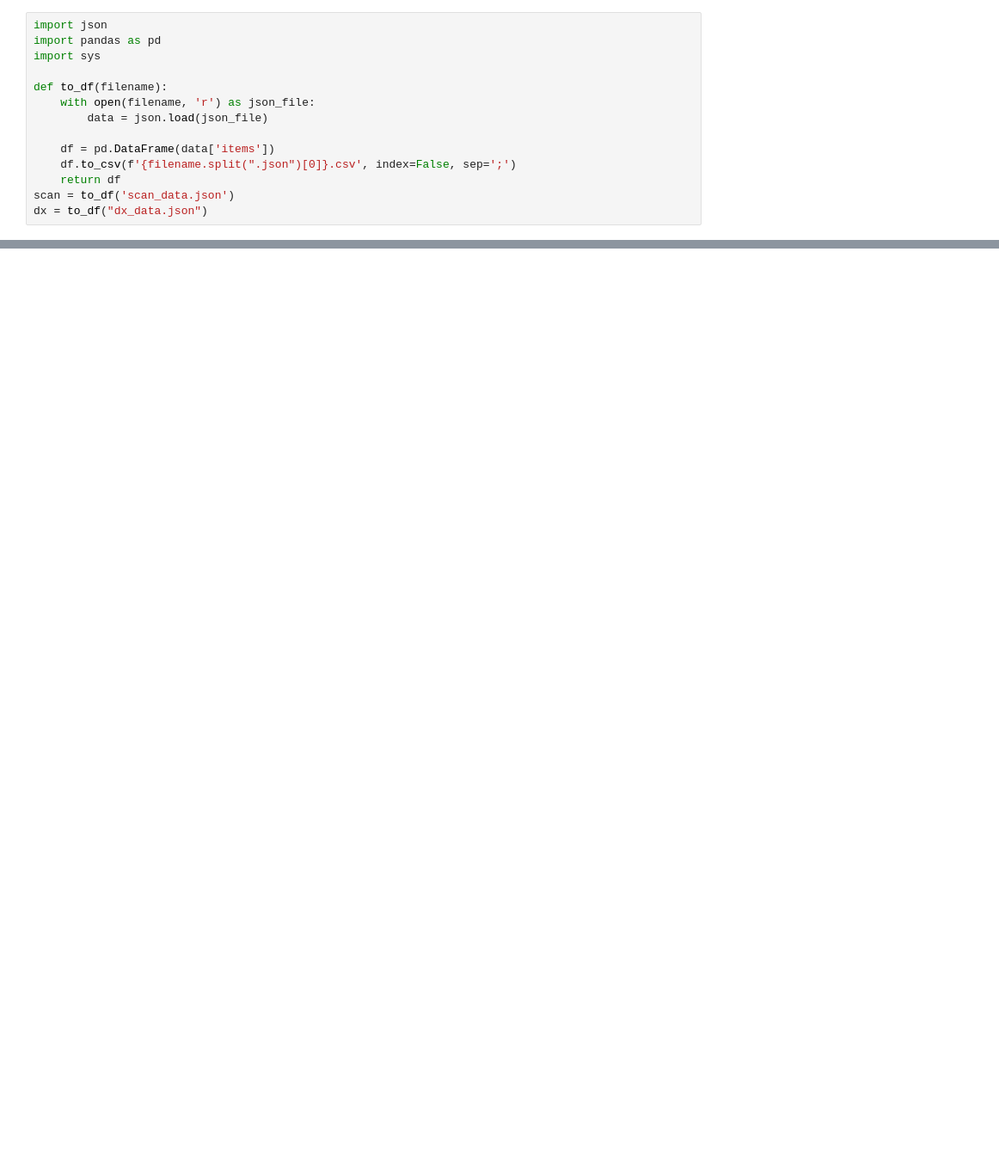
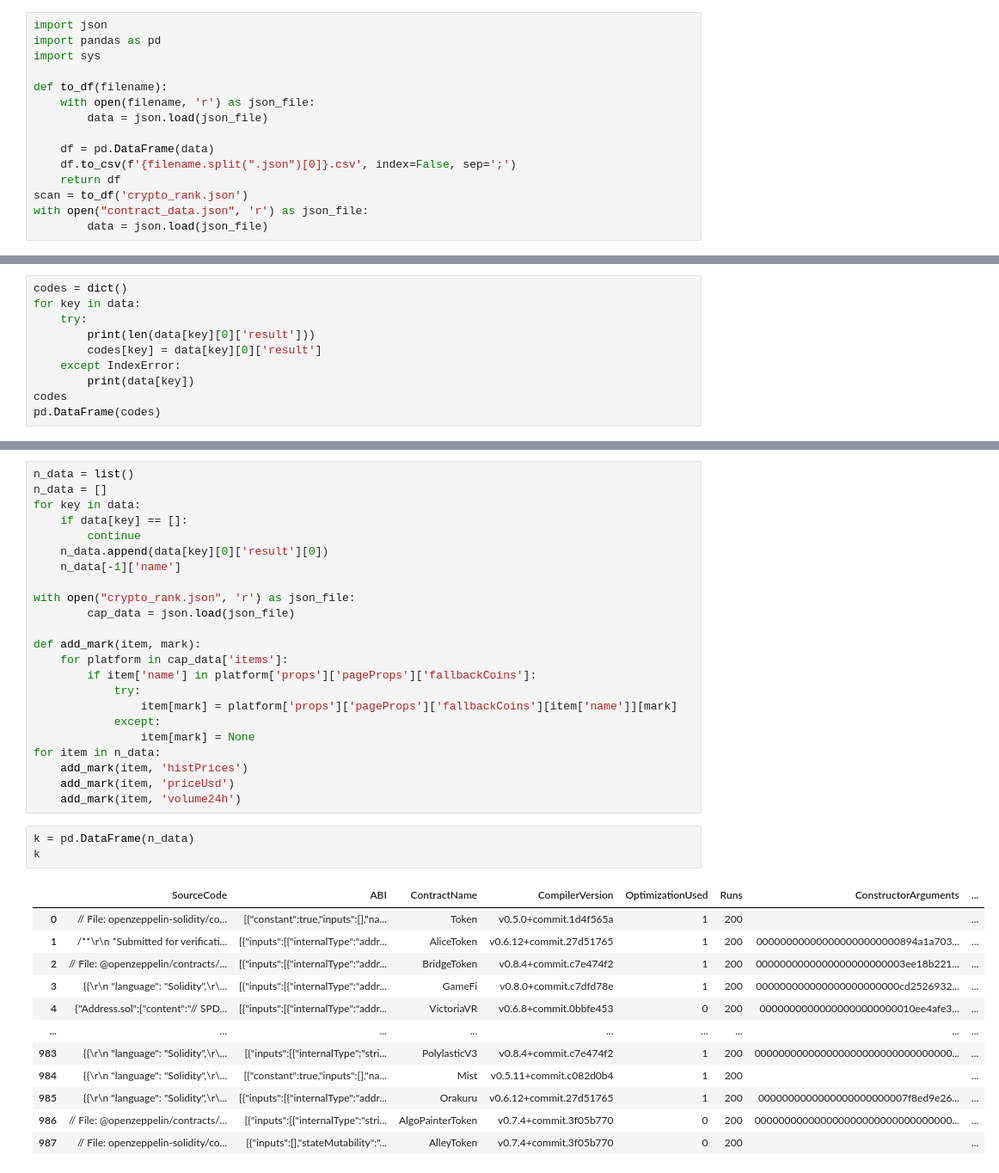
Before and after one commit to MagicKisa/Rug-Pull-check, a Jupyter notebook: analysis.ipynb, the cells around one changed output, grey strips where cells are left out. Shown at 86% size. Saved outputs shown, nothing was run; the diff lists cells and outputs as text; blank space fills up the shorter version.

```diff
--- a/analysis.ipynb
+++ b/analysis.ipynb
@@ -7,8 +7,9 @@ def to_df(filename):
     with open(filename, 'r') as json_file:
         data = json.load(json_file)
 
-    df = pd.DataFrame(data['items'])
+    df = pd.DataFrame(data)
     df.to_csv(f'{filename.split(".json")[0]}.csv', index=False, sep=';')
     return df
-scan = to_df('scan_data.json')
-dx = to_df("dx_data.json")
+scan = to_df('crypto_rank.json')
+with open("contract_data.json", 'r') as json_file:
+        data = json.load(json_file)
@@ -46,0 +16,10 @@ scan
+# %%
+codes = dict()
+for key in data:
+    try:
+        print(len(data[key][0]['result']))
+        codes[key] = data[key][0]['result']
+    except IndexError:
+        print(data[key])
+codes
+pd.DataFrame(codes)
@@ -46,0 +47,39 @@ scan
+# %%
+n_data = list()
+n_data = []
+for key in data:
+    if data[key] == []:
+        continue
+    n_data.append(data[key][0]['result'][0])
+    n_data[-1]['name']
+
+with open("crypto_rank.json", 'r') as json_file:
+        cap_data = json.load(json_file)
+
+def add_mark(item, mark):
+    for platform in cap_data['items']:
+        if item['name'] in platform['props']['pageProps']['fallbackCoins']:
+            try:
+                item[mark] = platform['props']['pageProps']['fallbackCoins'][item['name']][mark]
+            except:
+                item[mark] = None
+for item in n_data:
+    add_mark(item, 'histPrices')
+    add_mark(item, 'priceUsd')
+    add_mark(item, 'volume24h')
+# %%
+k = pd.DataFrame(n_data)
+k
+# %% [output]
+|  | SourceCode | ABI | ContractName | CompilerVersion | OptimizationUsed | Runs | ConstructorArguments | ... |
+| 0 | // File: openzeppelin-solidity/co... | [{"constant":true,"inputs":[],"na... | Token | v0.5.0+commit.1d4f565a | 1 | 200 |  | ... |
+| 1 | /**\r\n *Submitted for verificati... | [{"inputs":[{"internalType":"addr... | AliceToken | v0.6.12+commit.27d51765 | 1 | 200 | 000000000000000000000000894a1a703... | ... |
+| 2 | // File: @openzeppelin/contracts/... | [{"inputs":[{"internalType":"addr... | BridgeToken | v0.8.4+commit.c7e474f2 | 1 | 200 | 0000000000000000000000003ee18b221... | ... |
+| 3 | {{\r\n "language": "Solidity",\r\... | [{"inputs":[{"internalType":"addr... | GameFi | v0.8.0+commit.c7dfd78e | 1 | 200 | 000000000000000000000000cd2526932... | ... |
+| 4 | {"Address.sol":{"content":"// SPD... | [{"inputs":[{"internalType":"addr... | VictoriaVR | v0.6.8+commit.0bbfe453 | 0 | 200 | 00000000000000000000000010ee4afe3... | ... |
+| ... | ... | ... | ... | ... | ... | ... | ... | ... |
+| 983 | {{\r\n "language": "Solidity",\r\... | [{"inputs":[{"internalType":"stri... | PolylasticV3 | v0.8.4+commit.c7e474f2 | 1 | 200 | 000000000000000000000000000000000... | ... |
+| 984 | {{\r\n "language": "Solidity",\r\... | [{"constant":true,"inputs":[],"na... | Mist | v0.5.11+commit.c082d0b4 | 1 | 200 |  | ... |
+| 985 | {{\r\n "language": "Solidity",\r\... | [{"inputs":[{"internalType":"addr... | Orakuru | v0.6.12+commit.27d51765 | 1 | 200 | 0000000000000000000000007f8ed9e26... | ... |
+| 986 | // File: @openzeppelin/contracts/... | [{"inputs":[{"internalType":"stri... | AlgoPainterToken | v0.7.4+commit.3f05b770 | 0 | 200 | 000000000000000000000000000000000... | ... |
+| 987 | // File: openzeppelin-solidity/co... | [{"inputs":[],"stateMutability":"... | AlleyToken | v0.7.4+commit.3f05b770 | 0 | 200 |  | ... |
```
Also changed, not shown: parts of 5 cells of this notebook, 5 other files.
